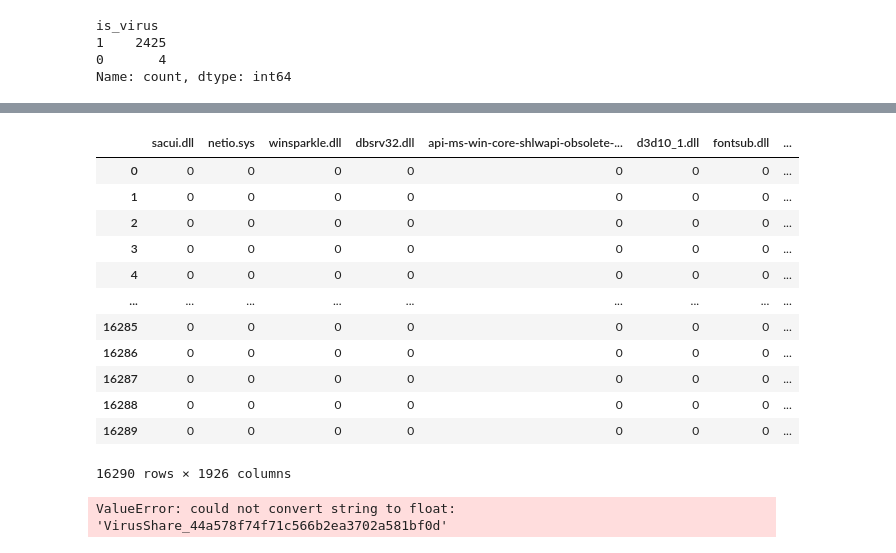
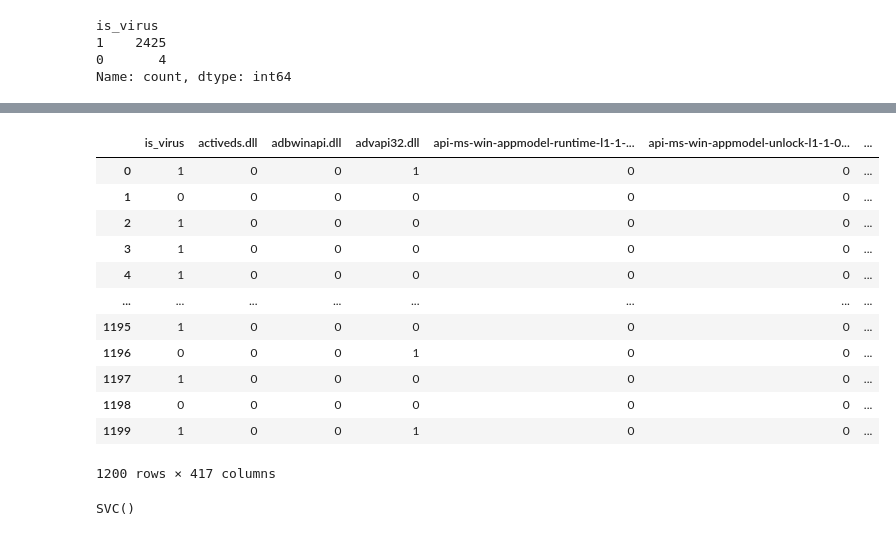
Before and after one commit to EugenePWN/Education, a Jupyter notebook: solutions/hh_tasks/solution.ipynb, the cells around one changed output, grey strips where cells are left out. Drawn from its saved outputs; the diff is of its cells as text; code cells hidden in the pictures.

```diff
--- a/solutions/hh_tasks/solution.ipynb
+++ b/solutions/hh_tasks/solution.ipynb
@@ -146,17 +121,19 @@ df['is_virus'] = data_train['is_virus']
-# %%
-df
-# %% [output]
-|  | sacui.dll | netio.sys | winsparkle.dll | dbsrv32.dll | api-ms-win-core-shlwapi-obsolete-... | d3d10_1.dll | fontsub.dll | ... |
-| 0 | 0 | 0 | 0 | 0 | 0 | 0 | 0 | ... |
-| 1 | 0 | 0 | 0 | 0 | 0 | 0 | 0 | ... |
-| 2 | 0 | 0 | 0 | 0 | 0 | 0 | 0 | ... |
-| 3 | 0 | 0 | 0 | 0 | 0 | 0 | 0 | ... |
-| 4 | 0 | 0 | 0 | 0 | 0 | 0 | 0 | ... |
-| ... | ... | ... | ... | ... | ... | ... | ... | ... |
-| 16285 | 0 | 0 | 0 | 0 | 0 | 0 | 0 | ... |
-| 16286 | 0 | 0 | 0 | 0 | 0 | 0 | 0 | ... |
-| 16287 | 0 | 0 | 0 | 0 | 0 | 0 | 0 | ... |
-| 16288 | 0 | 0 | 0 | 0 | 0 | 0 | 0 | ... |
-| 16289 | 0 | 0 | 0 | 0 | 0 | 0 | 0 | ... |
-16290 rows × 1926 columns
+# %%
+common_columns = data_val.columns.intersection(data_train.columns)
+data_val = data_val[common_columns]
+data_val
+# %% [output]
+|  | is_virus | activeds.dll | adbwinapi.dll | advapi32.dll | api-ms-win-appmodel-runtime-l1-1-... | api-ms-win-appmodel-unlock-l1-1-0... | ... |
+| 0 | 1 | 0 | 0 | 1 | 0 | 0 | ... |
+| 1 | 0 | 0 | 0 | 0 | 0 | 0 | ... |
+| 2 | 1 | 0 | 0 | 0 | 0 | 0 | ... |
+| 3 | 1 | 0 | 0 | 0 | 0 | 0 | ... |
+| 4 | 1 | 0 | 0 | 0 | 0 | 0 | ... |
+| ... | ... | ... | ... | ... | ... | ... | ... |
+| 1195 | 1 | 0 | 0 | 0 | 0 | 0 | ... |
+| 1196 | 0 | 0 | 0 | 1 | 0 | 0 | ... |
+| 1197 | 1 | 0 | 0 | 0 | 0 | 0 | ... |
+| 1198 | 0 | 0 | 0 | 0 | 0 | 0 | ... |
+| 1199 | 1 | 0 | 0 | 1 | 0 | 0 | ... |
+1200 rows × 417 columns
 # %%
@@ -165,8 +142,7 @@ y_train = df['is_virus']
 # %%
 from sklearn.svm import SVC
 # %%
-svm = SVC(kernel='linear', random_state=21)
+svm = SVC()
 svm.fit(X_train, y_train)
-# pred = svm.predict(X_test)
 # %% [output]
-ValueError: could not convert string to float: 'VirusShare_44a578f74f71c566b2ea3702a581bf0d'
+SVC()
```
Also changed, not shown: parts of 24 cells of this notebook.
